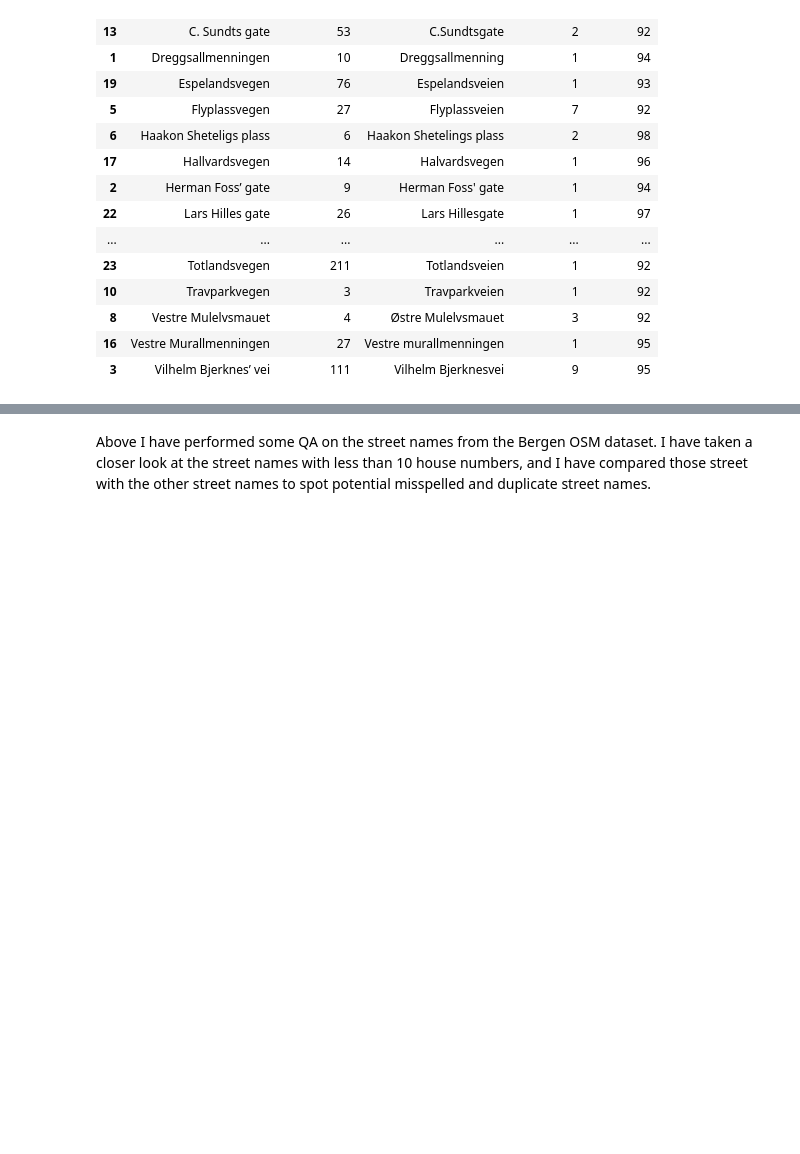
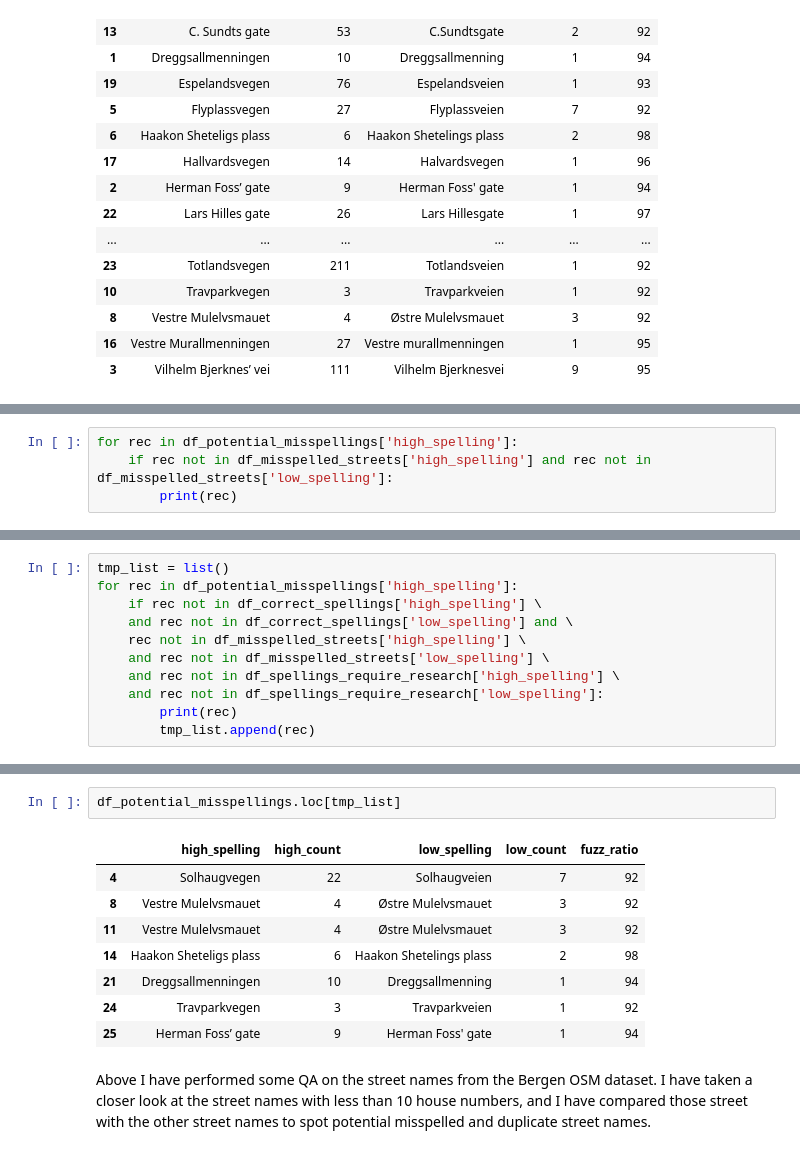
Before and after one commit to gisledb/udacity_nanodegree, a Jupyter notebook: ipython_notebooks/p3/osm_analysis.ipynb, the cells around one changed output, grey strips where cells are left out. Cells and saved outputs as stored; diff of their text form; blank space fills up the shorter version.

```diff
--- a/ipython_notebooks/p3/osm_analysis.ipynb
+++ b/ipython_notebooks/p3/osm_analysis.ipynb
@@ -218,0 +248,4 @@ df_potential_misspellings.drop_duplicates().sort_values('high_spelling',ascendin
+# %%
+for rec in df_potential_misspellings['high_spelling']:
+    if rec not in df_misspelled_streets['high_spelling'] and rec not in df_misspelled_streets['low_spelling']:
+        print(rec)
@@ -218,0 +270,11 @@ df_potential_misspellings.drop_duplicates().sort_values('high_spelling',ascendin
+# %%
+tmp_list = list()
+for rec in df_potential_misspellings['high_spelling']:
+    if rec not in df_correct_spellings['high_spelling'] \
+    and rec not in df_correct_spellings['low_spelling'] and \
+    rec not in df_misspelled_streets['high_spelling'] \
+    and rec not in df_misspelled_streets['low_spelling'] \
+    and rec not in df_spellings_require_research['high_spelling'] \
+    and rec not in df_spellings_require_research['low_spelling']:
+        print(rec)
+        tmp_list.append(rec)
@@ -219,3 +299,14 @@ df_potential_misspellings.drop_duplicates().sort_values('high_spelling',ascendin
+# %%
+df_potential_misspellings.loc[tmp_list]
+# %% [output]
+|  | high_spelling | high_count | low_spelling | low_count | fuzz_ratio |
+| 4 | Solhaugvegen | 22 | Solhaugveien | 7 | 92 |
+| 8 | Vestre Mulelvsmauet | 4 | Østre Mulelvsmauet | 3 | 92 |
+| 11 | Vestre Mulelvsmauet | 4 | Østre Mulelvsmauet | 3 | 92 |
+| 14 | Haakon Sheteligs plass | 6 | Haakon Shetelings plass | 2 | 98 |
+| 21 | Dreggsallmenningen | 10 | Dreggsallmenning | 1 | 94 |
+| 24 | Travparkvegen | 3 | Travparkveien | 1 | 92 |
+| 25 | Herman Foss’ gate | 9 | Herman Foss' gate | 1 | 94 |
 # %% [markdown]
 Above I have performed some QA on the street names from the Bergen OSM dataset. I have taken a closer look at the street names with less than 10 house numbers, and I have compared those street with the other street names to spot potential misspelled and duplicate street names.
 # %%
```
Also changed, not shown: parts of 24 cells of this notebook.
